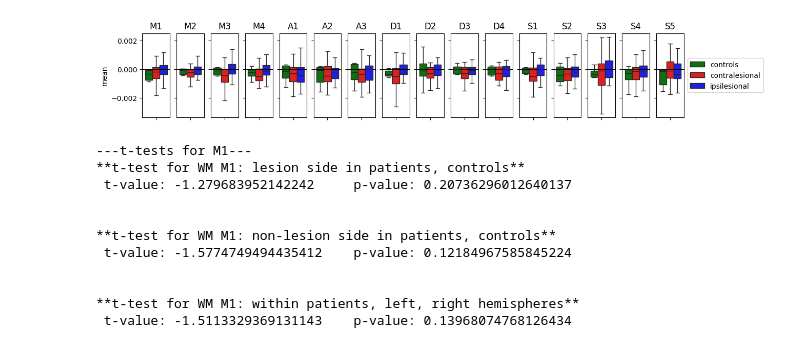
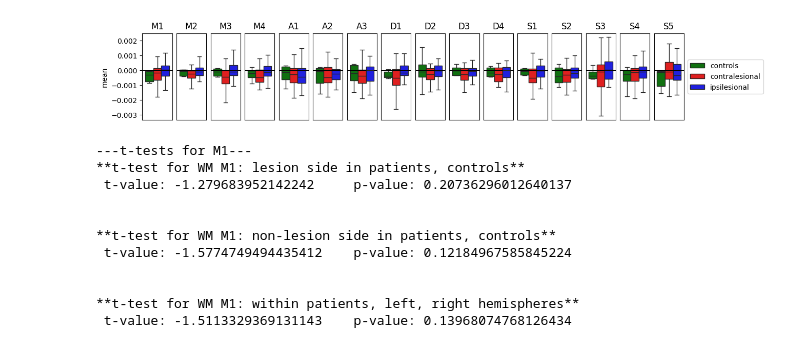
Before and after one commit to medhakp/smarts_cerebellum, a Jupyter notebook: notebooks/slope_mean_Nettekoven2024.ipynb, the cells around one changed output. Saved outputs shown, nothing was run; the diff lists cells and outputs as text; code cells hidden in the pictures.

Commit message:
remove ticks

```diff
--- a/notebooks/slope_mean_Nettekoven2024.ipynb
+++ b/notebooks/slope_mean_Nettekoven2024.ipynb
@@ -19,21 +19,25 @@ GM = GM.groupby(['subj_id', 'regionname', 'group']).mean(numeric_only=True).rese
 # %%
 colours = ['green', 'r', 'blue']
 
 fig, axs = plt.subplots(1, len(rois), figsize=(13, 2), sharex=True, sharey=True, constrained_layout=True)
 
 for r, roi in enumerate(rois):
     ax = axs[r]
     sns.boxplot(data=GM[GM.regionname==roi], ax=ax, hue='group', y='mean', showfliers=False, legend=r==len(rois)-1, palette = colours)
     ax.set_title(roi)
     ax.axhline(0, ls='-', lw=.8, color='k')
 
 axs[-1].legend(loc='center left', bbox_to_anchor=(1, .5))
+ax.set_xticks([])
+
+for i in range(1, len(rois)):
+    axs[i].tick_params(axis = 'y', length = 0)
 
 fig.savefig('figure/GMV_Nettekoven2024.pdf')
 
 plt.show()
 # %% [output]
-[figure, old version]
+[figure, new version]
 # %%
 for roi in rois:
     print(f'---t-tests for {roi}---')
```
Also changed, not shown: 1 other file.
